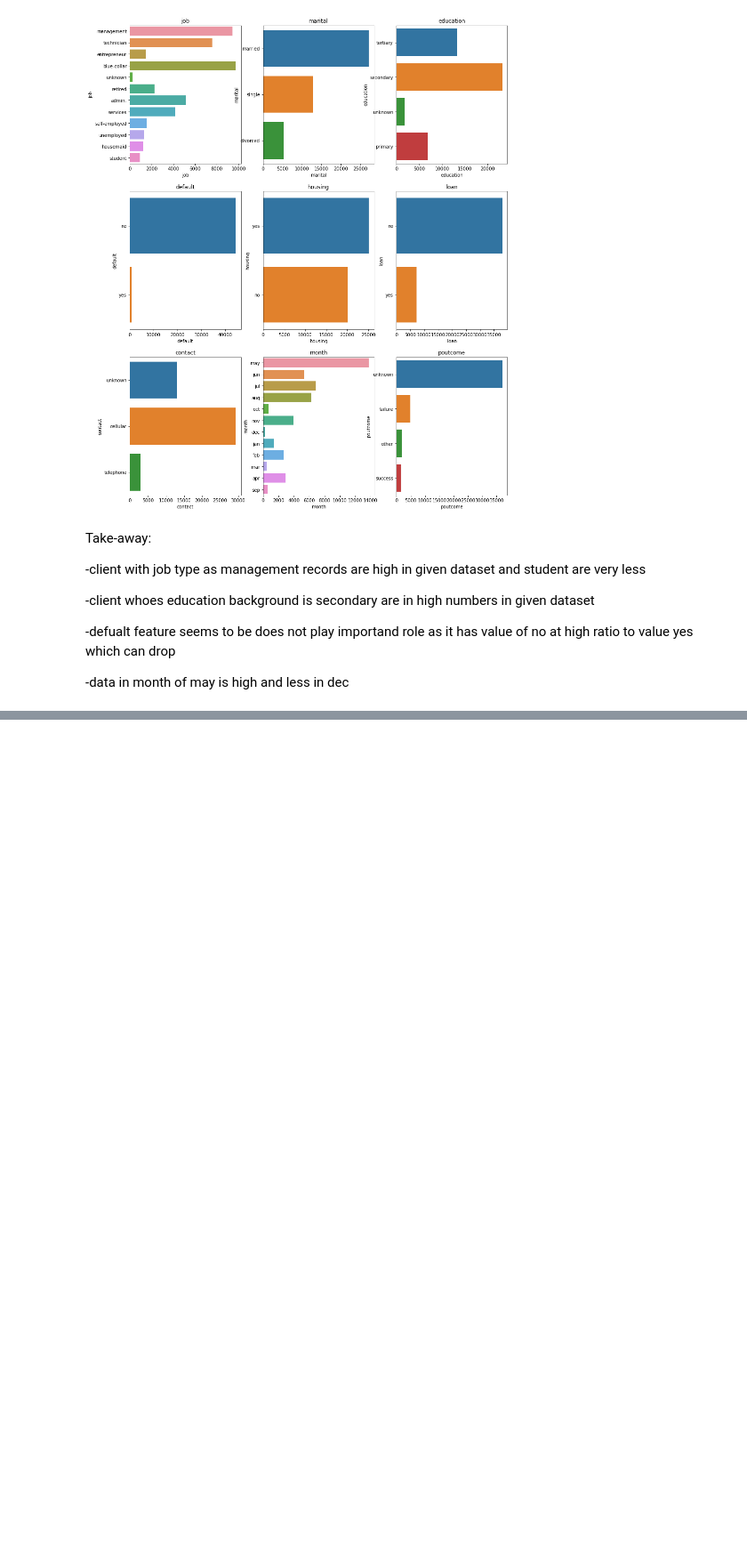
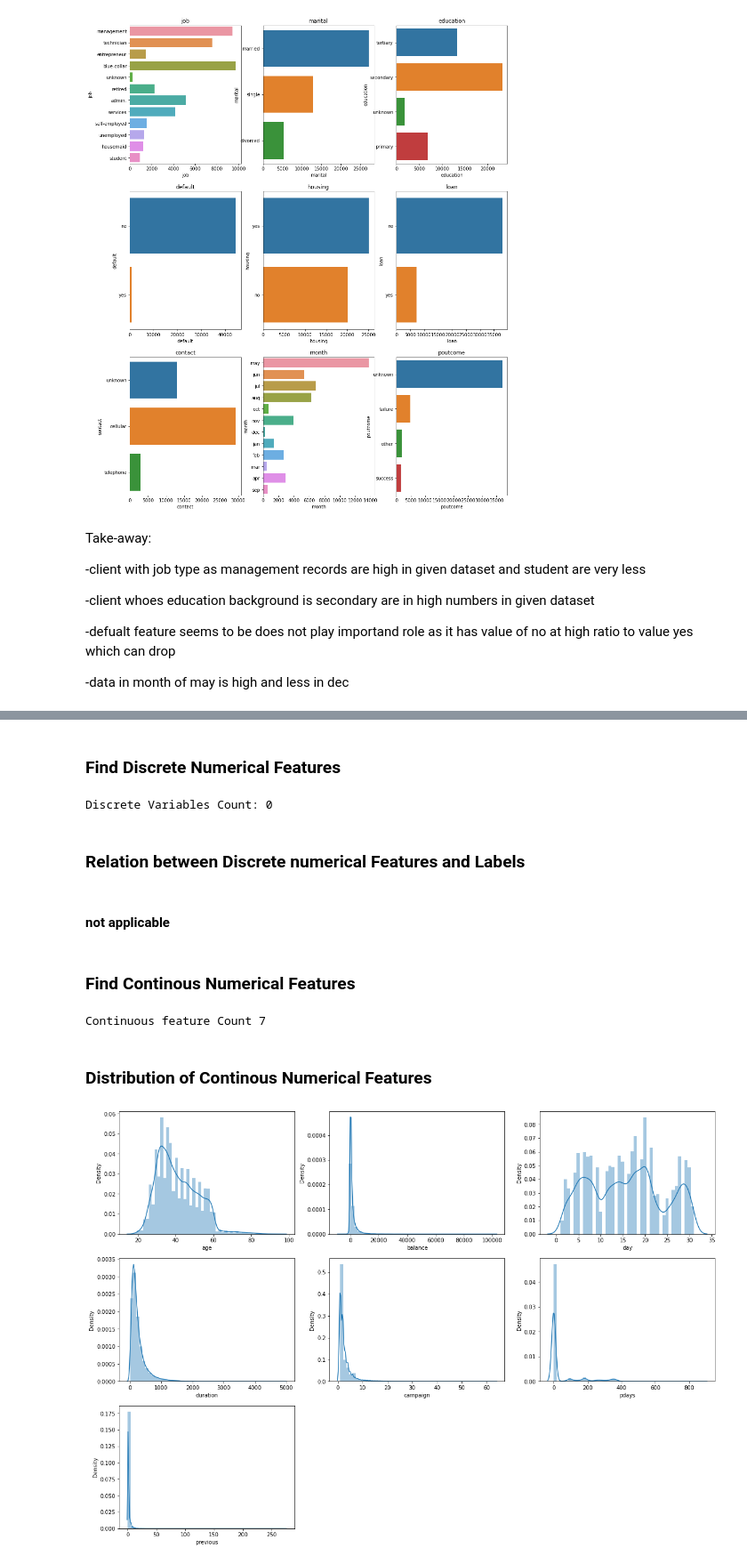
Before and after one commit to devanglad/ML_CW_04, a Jupyter notebook: AssignDlad.ipynb, the cells around one changed output, grey strips where cells are left out. Shown at 89% size. Saved outputs shown, nothing was run; the diff lists cells and outputs as text; code cells hidden in the pictures; blank space fills up the shorter version.

```diff
--- a/AssignDlad.ipynb
+++ b/AssignDlad.ipynb
@@ -181,0 +202,8 @@ Take-away:
+# %%
+# list of numerical variables
+# dytpes != (not equal to) Objects
+numerical_features = [feature for feature in data1.columns if ((data1[feature].dtypes != 'O') & (feature not in ['y']))]
+print('Number of numerical variables: ', len(numerical_features))
+
+# visualise the numerical variables
+data1[numerical_features].head()
@@ -181,0 +218,32 @@ Take-away:
+# %% [markdown]
+### Find Discrete Numerical Features
+# %%
+discrete_feature=[feature for feature in numerical_features if len(data1[feature].unique())<25]
+print("Discrete Variables Count: {}".format(len(discrete_feature)))
+# %% [output]
+Discrete Variables Count: 0
+# %% [markdown]
+### Relation between Discrete numerical Features and Labels
+# %% [markdown]
+#### not applicable
+# %% [markdown]
+###  Find Continous Numerical Features
+# %%
+continuous_features=[feature for feature in numerical_features if feature not in discrete_feature+['deposit']]
+print("Continuous feature Count {}".format(len(continuous_features)))
+# %% [output]
+Continuous feature Count 7
+# %% [markdown]
+### Distribution of Continous Numerical Features
+# %%
+#plot a univariate distribution of continues observations
+plt.figure(figsize=(20,60), facecolor='white')
+plotnumber =1
+for continuous_feature in continuous_features:
+    ax = plt.subplot(12,3,plotnumber)
+    sns.distplot(data1[continuous_feature])
+    plt.xlabel(continuous_feature)
+    plotnumber+=1
+plt.show()
+# %% [output]
+[figure, added]
```
Also changed, not shown: parts of 17 cells of this notebook.
